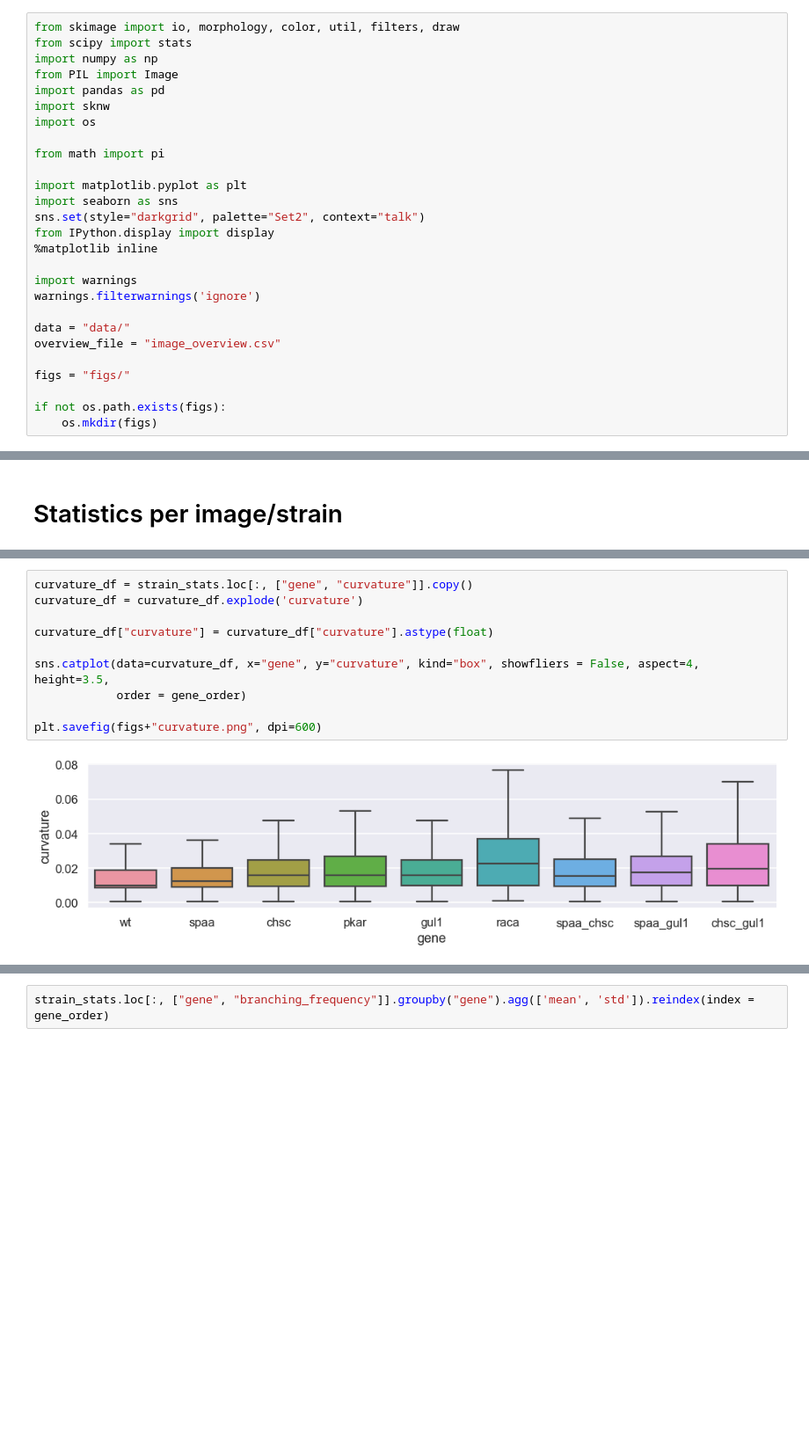
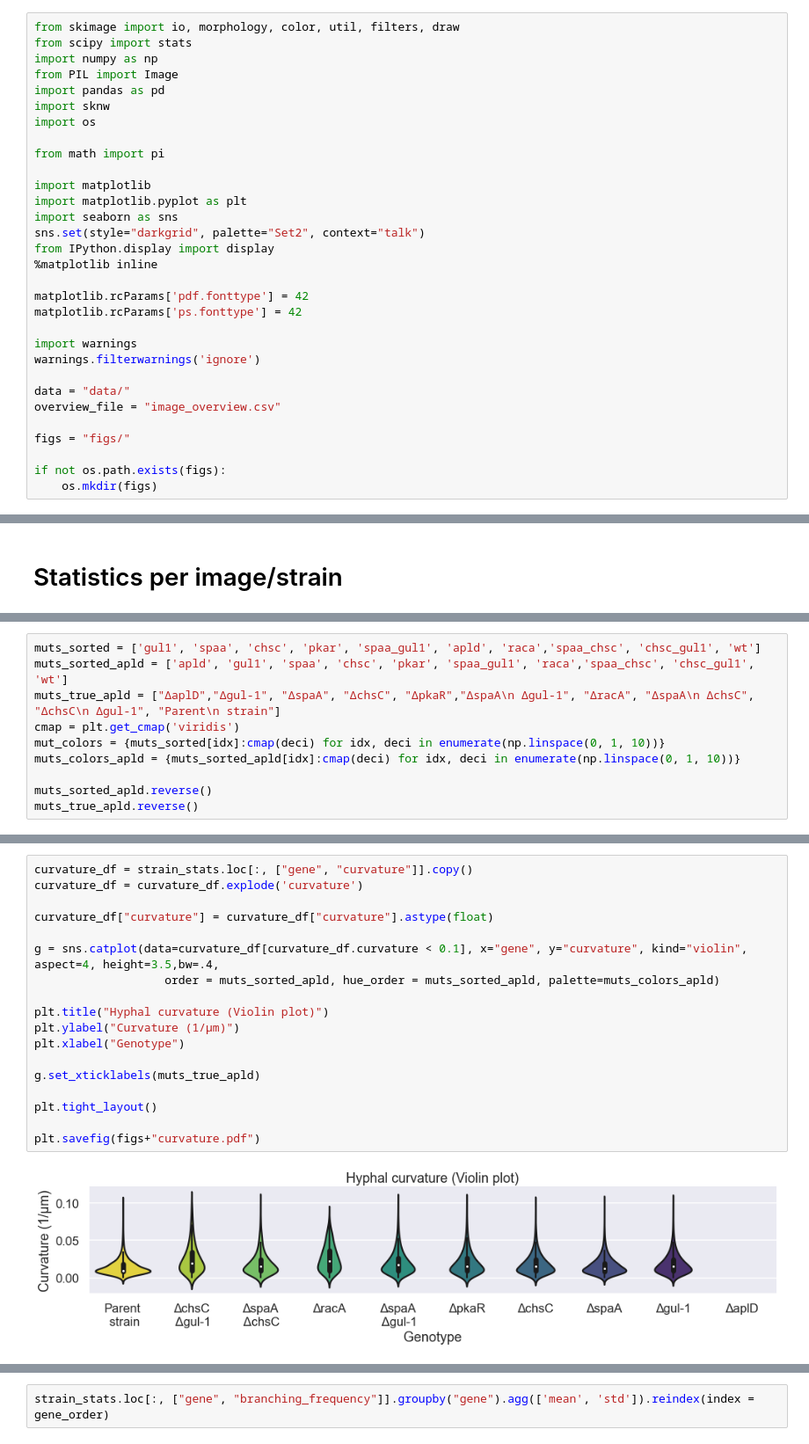
Before and after one commit to jcd12/imaging-biobuilders, a Jupyter notebook: plots (spider, bar, distribution, fermentation).ipynb, the cells around one changed output, grey strips where cells are left out. Shown at 88% size. Cells and saved outputs as stored; diff of their text form; blank space fills up the shorter version.

Commit message:
Added new plots for image results

```diff
--- a/plots (spider, bar, distribution, fermentation).ipynb
+++ b/plots (spider, bar, distribution, fermentation).ipynb
@@ -9,11 +9,15 @@ import os
 
 from math import pi
 
+import matplotlib
 import matplotlib.pyplot as plt
 import seaborn as sns
 sns.set(style="darkgrid", palette="Set2", context="talk")
 from IPython.display import display
 %matplotlib inline
+
+matplotlib.rcParams['pdf.fonttype'] = 42
+matplotlib.rcParams['ps.fonttype'] = 42
 
 import warnings
 warnings.filterwarnings('ignore')
@@ -235,5 +239,15 @@ strain_stats.head(10)
 | 8 | chsc | 0.028973 | 0.021730 | [0.026888532719620644, 0.01869129... | [88.82162217165173, 77.0918413044... | [37, 35, 78, 45, 14, 39, 24, 18, ... |
 | 9 | chsc | 0.022213 | 0.013664 | [0.014242182297397127, 0.01424218... | [86.63622539985259, 39.4855962526... | [36, 8, 68, 43, 62, 44, 19, 43, 4... |
+# %%
+muts_sorted = ['gul1', 'spaa', 'chsc', 'pkar', 'spaa_gul1', 'apld', 'raca','spaa_chsc', 'chsc_gul1', 'wt']
+muts_sorted_apld = ['apld', 'gul1', 'spaa', 'chsc', 'pkar', 'spaa_gul1', 'raca','spaa_chsc', 'chsc_gul1', 'wt']
+muts_true_apld = ["ΔaplD","Δgul-1", "ΔspaA", "ΔchsC", "ΔpkaR","ΔspaA\n Δgul-1", "ΔracA", "ΔspaA\n ΔchsC", "ΔchsC\n Δgul-1", "Parent\n strain"]
+cmap = plt.get_cmap('viridis')
+mut_colors = {muts_sorted[idx]:cmap(deci) for idx, deci in enumerate(np.linspace(0, 1, 10))}
+muts_colors_apld = {muts_sorted_apld[idx]:cmap(deci) for idx, deci in enumerate(np.linspace(0, 1, 10))}
+
+muts_sorted_apld.reverse()
+muts_true_apld.reverse()
 # %%
 gene_order = ["wt", "spaa", "chsc", "pkar", "gul1", "raca", "spaa_chsc", "spaa_gul1", "chsc_gul1"]
 
@@ -286,15 +313,23 @@ plt.savefig(figs+"angle.png", dpi=600)
 # %%
 curvature_df = strain_stats.loc[:, ["gene", "curvature"]].copy()
 curvature_df = curvature_df.explode('curvature')
 
 curvature_df["curvature"] = curvature_df["curvature"].astype(float)
 
-sns.catplot(data=curvature_df, x="gene", y="curvature", kind="box", showfliers = False, aspect=4, height=3.5,
-            order = gene_order)
+g = sns.catplot(data=curvature_df[curvature_df.curvature < 0.1], x="gene", y="curvature", kind="violin", aspect=4, height=3.5,bw=.4,
+                   order = muts_sorted_apld, hue_order = muts_sorted_apld, palette=muts_colors_apld)
 
-plt.savefig(figs+"curvature.png", dpi=600)
+plt.title("Hyphal curvature (Violin plot)")
+plt.ylabel("Curvature (1/µm)")
+plt.xlabel("Genotype")
+
+g.set_xticklabels(muts_true_apld)
+
+plt.tight_layout()
+
+plt.savefig(figs+"curvature.pdf")
 # %% [output]
-[figure, old version]
+[figure, new version]
 # %%
 internodal_df = strain_stats.loc[:, ["gene", "internodal_length"]].copy()
 internodal_df = internodal_df.explode('internodal_length')
```
Also changed, not shown: parts of 15 cells of this notebook, 11 other files.
